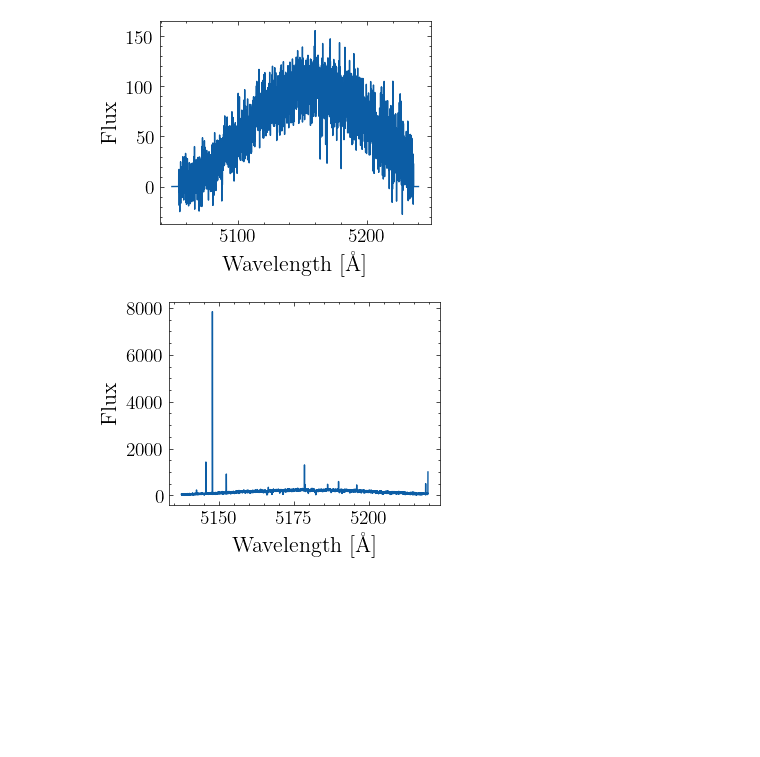
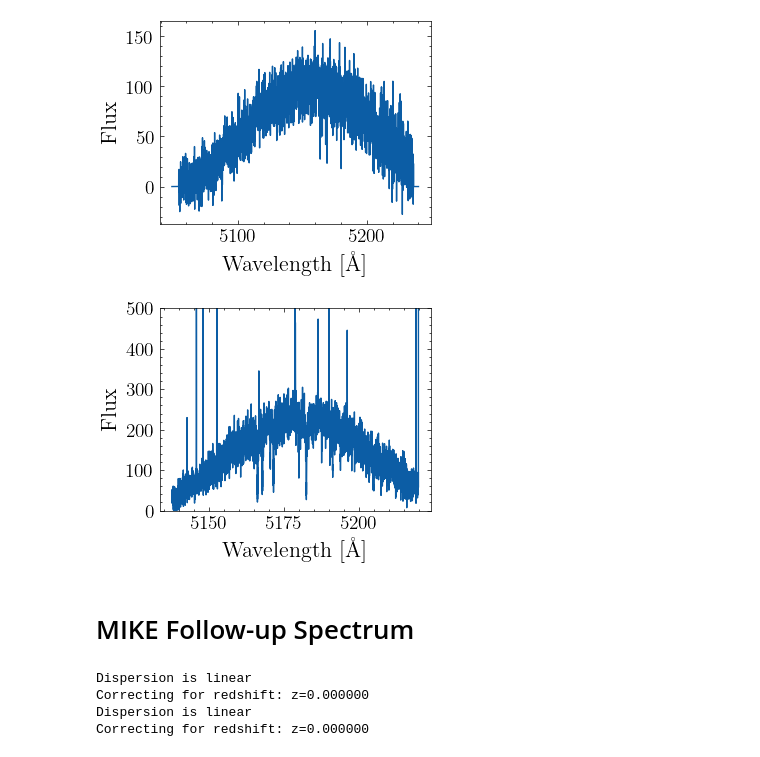
Before and after one commit to pranav-nagarajan/Low-Metallicity-Binaries, a Jupyter notebook: How_To_Read_Spectra.ipynb, the cells around one changed output. Drawn from its saved outputs; the diff is of its cells as text; code cells hidden in the pictures; blank space fills up the shorter version.

Commit message:
Adding MIKE spectrum

```diff
--- a/How_To_Read_Spectra.ipynb
+++ b/How_To_Read_Spectra.ipynb
@@ -47,12 +47,32 @@ plt.plot(feros_wavl, feros_flux);
 [figure]
 # %%
 # Example of an APF spectrum
-apf_exwavl, apf_exflux = read_spectrum('low_feh_spec/GAIADR3_1028448477581901184.fits', apf = True)
+apf_exwavl, apf_exflux = read_spectrum('../low_feh_spec/GAIADR3_1028448477581901184.fits', apf = True)
 # %%
 _ = plt.figure()
 plt.xlabel('Wavelength [\AA]', size = 16)
 plt.ylabel('Flux', size = 16)
 plt.tick_params(labelsize = 14, which = 'both')
-plt.plot(apf_exwavl, apf_exflux);
+plt.plot(apf_exwavl, apf_exflux)
+plt.ylim(0, 500);
 # %% [output]
-[figure, old version]
+[figure, new version]
+# %% [markdown]
+# MIKE Follow-up Spectrum
+# %%
+from readmultispec import readmultispec
+
+blue_retdict = readmultispec('UTF-86769blue_multi.fits')
+blue_wavl = blue_retdict['wavelen']
+blue_flux = blue_retdict['flux'][-1]
+blue_fluxerr = blue_retdict['flux'][2]
+
+red_retdict = readmultispec('UTF-86769red_multi.fits')
+red_wavl = red_retdict['wavelen']
+red_flux = red_retdict['flux'][-1]
+red_fluxerr = red_retdict['flux'][2]
+# %% [output]
+Dispersion is linear
+Correcting for redshift: z=0.000000
+Dispersion is linear
+Correcting for redshift: z=0.000000
```
Also changed, not shown: parts of 4 cells of this notebook, 3 other files.
